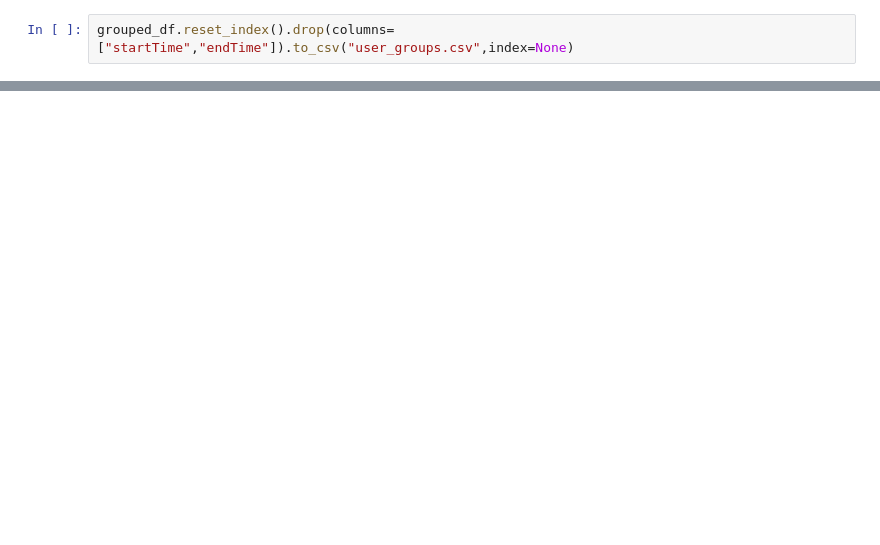
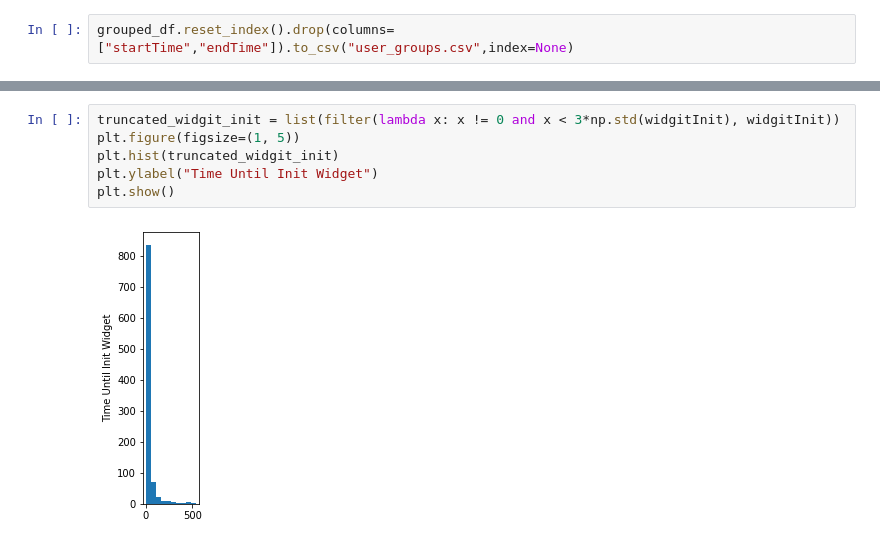
Before and after one commit to willeppy/lux-logger, a Jupyter notebook: LuxLogAnalysis.ipynb, the cells around one changed output, grey strips where cells are left out. Saved outputs shown, nothing was run; the diff lists cells and outputs as text; blank space fills up the shorter version.

```diff
--- a/LuxLogAnalysis.ipynb
+++ b/LuxLogAnalysis.ipynb
@@ -177,0 +448,8 @@ other_df
+# %%
+truncated_widgit_init = list(filter(lambda x: x != 0 and x < 3*np.std(widgitInit), widgitInit))
+plt.figure(figsize=(1, 5))
+plt.hist(truncated_widgit_init)
+plt.ylabel("Time Until Init Widget")
+plt.show()
+# %% [output]
+[figure, added]
```
Also changed, not shown: parts of 30 cells of this notebook, 2 other files.
